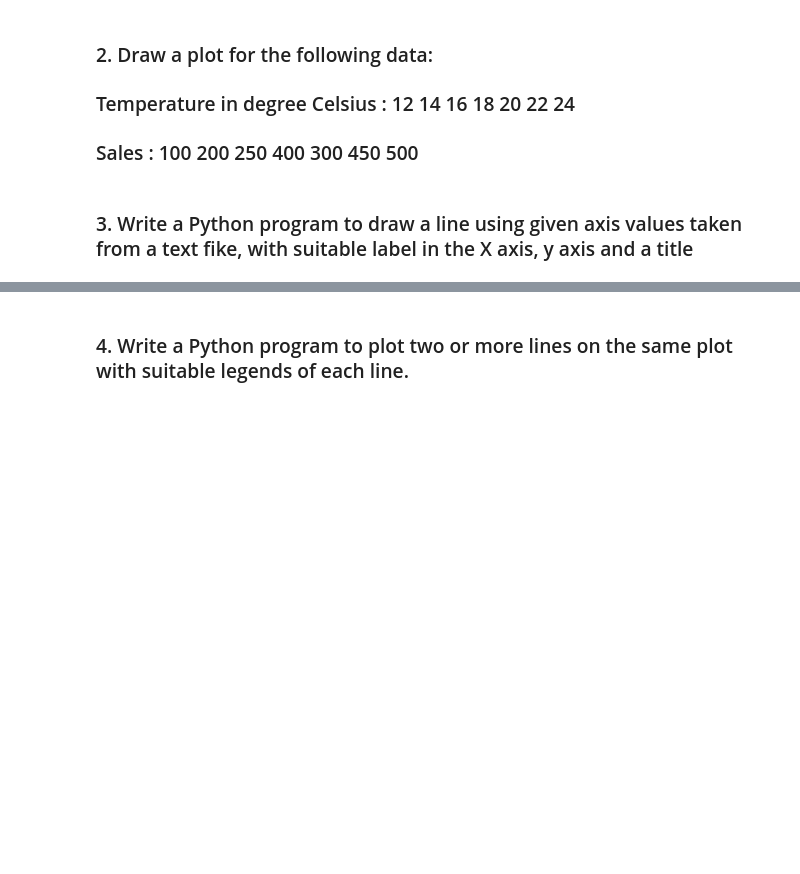
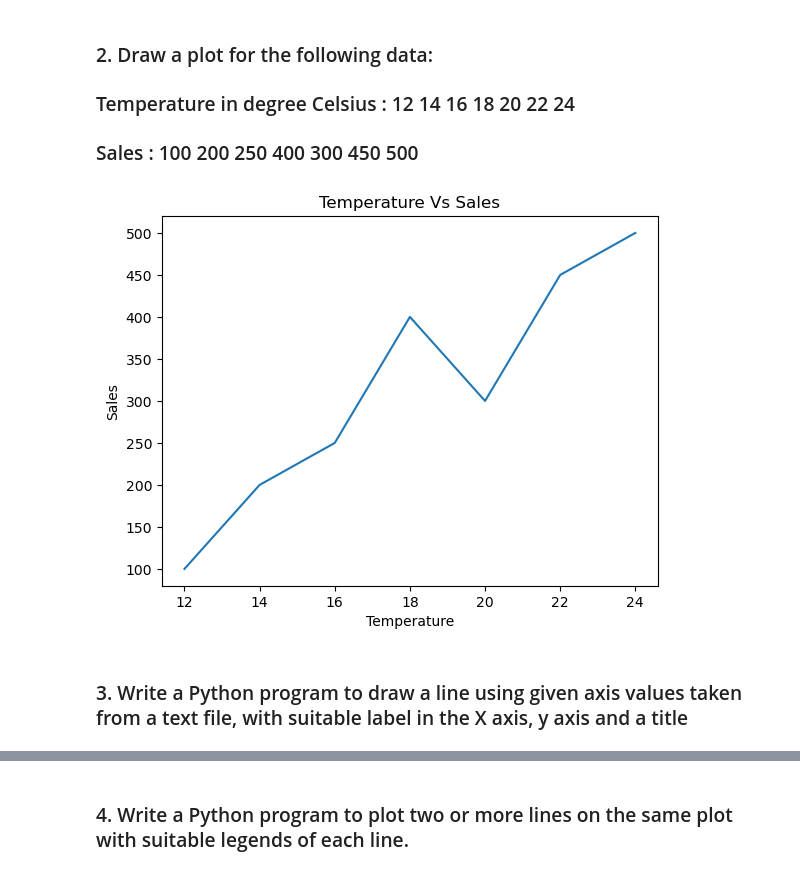
Before and after one commit to Anandv0007/S3_MCA, a Jupyter notebook: DATA SCIENCE/Matplotlib.ipynb, the cells around one changed output, grey strips where cells are left out. Cells and saved outputs as stored; diff of their text form; code cells hidden in the pictures; blank space fills up the shorter version.

```diff
--- a/DATA SCIENCE/Matplotlib.ipynb
+++ b/DATA SCIENCE/Matplotlib.ipynb
@@ -14,5 +15,17 @@ NameError: name 'X' is not defined
 ### 2. Draw a plot for the following data:
 ### Temperature in degree Celsius : 12 14 16 18 20 22 24
 ### Sales : 100 200 250 400 300 450 500
+# %%
+temp = [12,14,16,18,20,22,24]
+sales = [100,200,250,400,300,450,500]
+
+plt.plot(temp,sales)
+plt.title("Temperature Vs Sales")
+plt.xlabel("Temperature")
+plt.ylabel("Sales")
+
+plt.show()
+# %% [output]
+[figure, added]
 # %% [markdown]
-### 3. Write a Python program to draw a line using given axis values taken from a text fike, with suitable label in the X axis, y axis and a title
+### 3. Write a Python program to draw a line using given axis values taken from a text file, with suitable label in the X axis, y axis and a title
```
Also changed, not shown: parts of 4 cells of this notebook, 1 other file.
